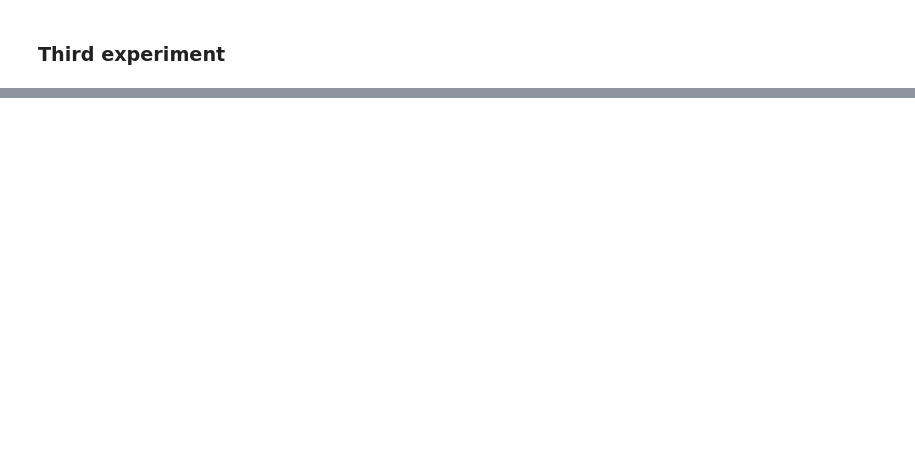
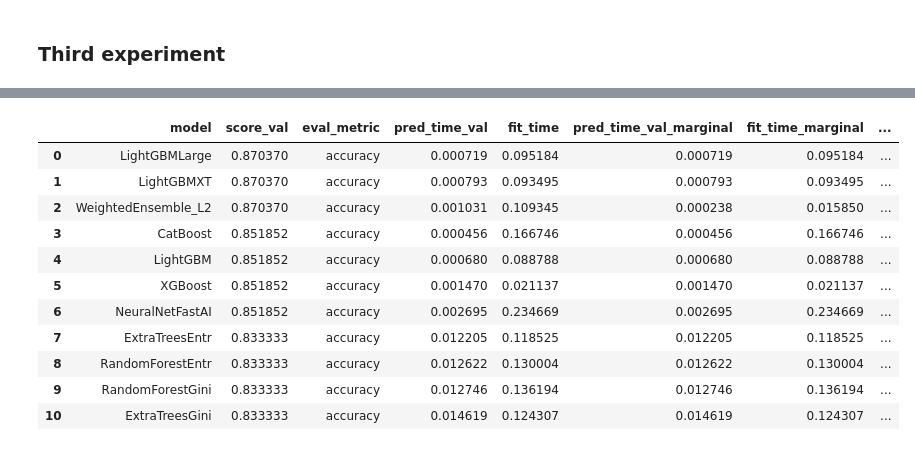
Before and after one commit to lamaalfreah/AAI-, a Jupyter notebook: student/c3/ex2_pycaret_classification.ipynb, the cells around one changed output, grey strips where cells are left out. Cells and saved outputs as stored; diff of their text form; code cells hidden in the pictures; blank space fills up the shorter version.

```diff
--- a/student/c3/ex2_pycaret_classification.ipynb
+++ b/student/c3/ex2_pycaret_classification.ipynb
@@ -193,0 +253,15 @@ TabularPredictor saved. To load, use: predictor = TabularPredictor.load("/Users/
+# %%
+predictor_exp2. leaderboard()
+# %% [output]
+|  | model | score_val | eval_metric | pred_time_val | fit_time | pred_time_val_marginal | fit_time_marginal | ... |
+| 0 | LightGBMLarge | 0.870370 | accuracy | 0.000719 | 0.095184 | 0.000719 | 0.095184 | ... |
+| 1 | LightGBMXT | 0.870370 | accuracy | 0.000793 | 0.093495 | 0.000793 | 0.093495 | ... |
+| 2 | WeightedEnsemble_L2 | 0.870370 | accuracy | 0.001031 | 0.109345 | 0.000238 | 0.015850 | ... |
+| 3 | CatBoost | 0.851852 | accuracy | 0.000456 | 0.166746 | 0.000456 | 0.166746 | ... |
+| 4 | LightGBM | 0.851852 | accuracy | 0.000680 | 0.088788 | 0.000680 | 0.088788 | ... |
+| 5 | XGBoost | 0.851852 | accuracy | 0.001470 | 0.021137 | 0.001470 | 0.021137 | ... |
+| 6 | NeuralNetFastAI | 0.851852 | accuracy | 0.002695 | 0.234669 | 0.002695 | 0.234669 | ... |
+| 7 | ExtraTreesEntr | 0.833333 | accuracy | 0.012205 | 0.118525 | 0.012205 | 0.118525 | ... |
+| 8 | RandomForestEntr | 0.833333 | accuracy | 0.012622 | 0.130004 | 0.012622 | 0.130004 | ... |
+| 9 | RandomForestGini | 0.833333 | accuracy | 0.012746 | 0.136194 | 0.012746 | 0.136194 | ... |
+| 10 | ExtraTreesGini | 0.833333 | accuracy | 0.014619 | 0.124307 | 0.014619 | 0.124307 | ... |
```
Also changed, not shown: parts of 14 cells of this notebook.
